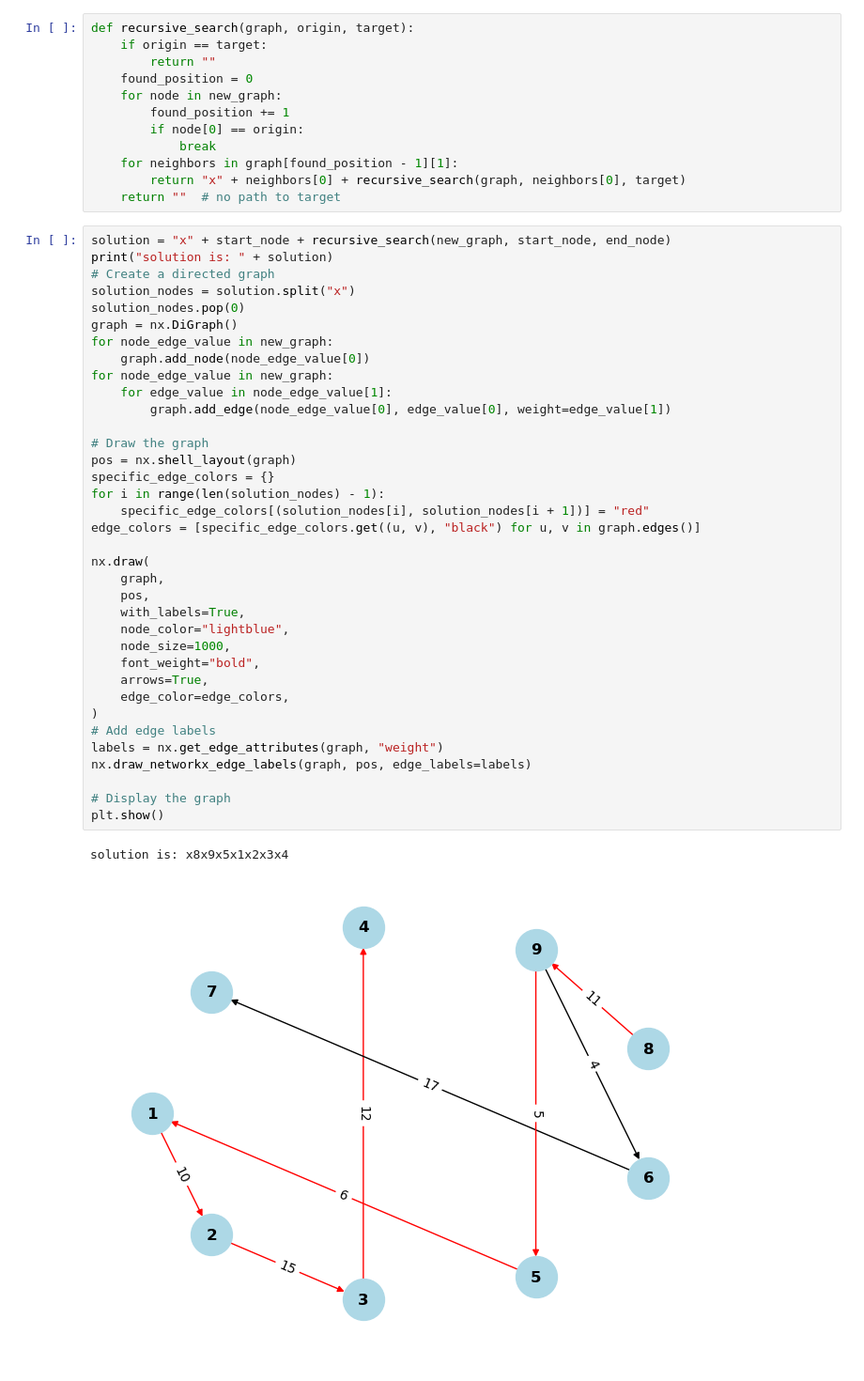
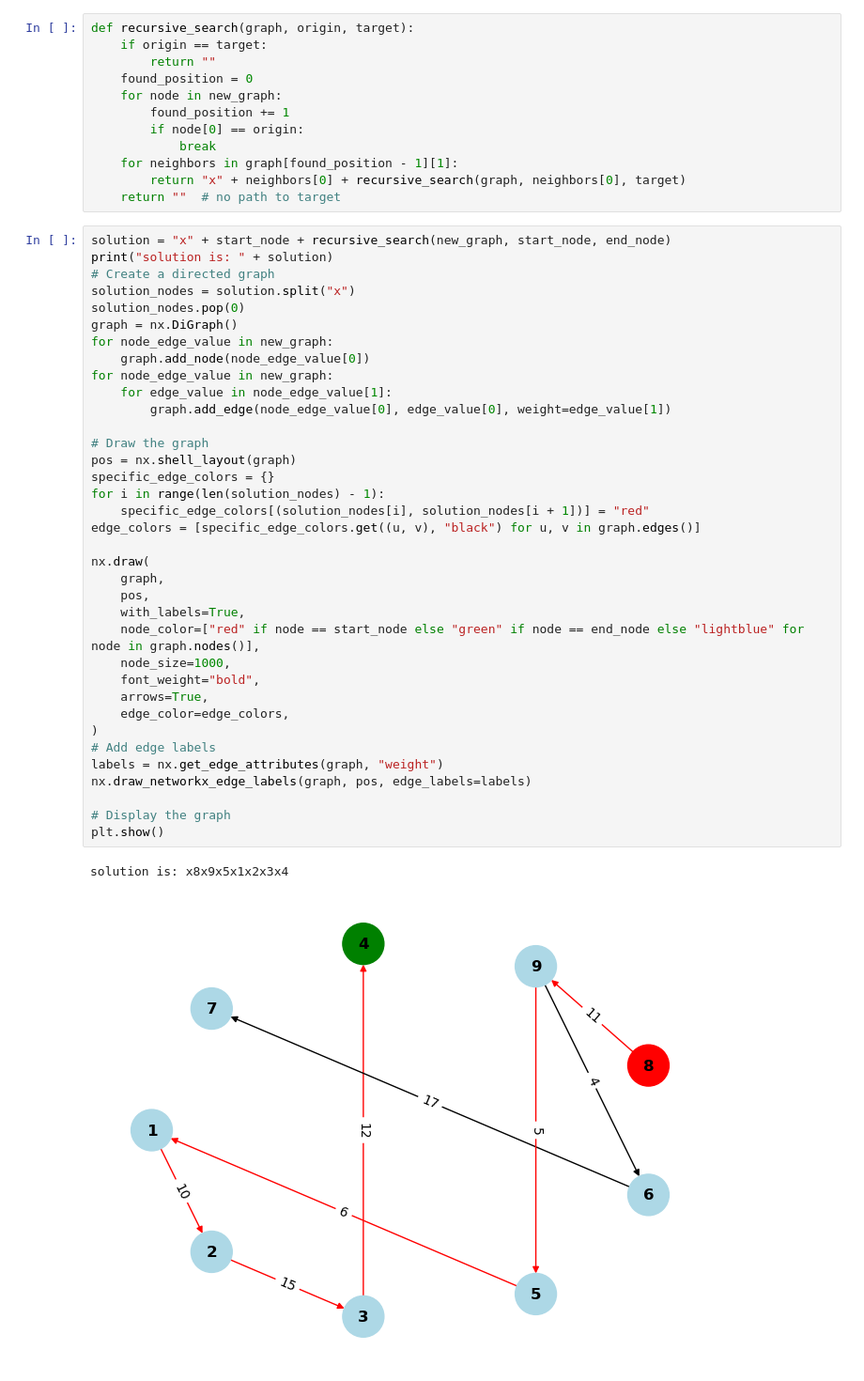
Before and after one commit to Temepest74/game_theory_ford, a Jupyter notebook: notebooks/ford.ipynb, the cells around one changed output. Shown at 94% size. Drawn from its saved outputs; the diff is of its cells as text.

```diff
--- a/notebooks/ford.ipynb
+++ b/notebooks/ford.ipynb
@@ -190,32 +190,32 @@ graph = nx.DiGraph()
 for node_edge_value in new_graph:
     graph.add_node(node_edge_value[0])
 for node_edge_value in new_graph:
     for edge_value in node_edge_value[1]:
         graph.add_edge(node_edge_value[0], edge_value[0], weight=edge_value[1])
 
 # Draw the graph
 pos = nx.shell_layout(graph)
 specific_edge_colors = {}
 for i in range(len(solution_nodes) - 1):
     specific_edge_colors[(solution_nodes[i], solution_nodes[i + 1])] = "red"
 edge_colors = [specific_edge_colors.get((u, v), "black") for u, v in graph.edges()]
 
 nx.draw(
     graph,
     pos,
     with_labels=True,
-    node_color="lightblue",
+    node_color=["red" if node == start_node else "green" if node == end_node else "lightblue" for node in graph.nodes()],
     node_size=1000,
     font_weight="bold",
     arrows=True,
     edge_color=edge_colors,
 )
 # Add edge labels
 labels = nx.get_edge_attributes(graph, "weight")
 nx.draw_networkx_edge_labels(graph, pos, edge_labels=labels)
 
 # Display the graph
 plt.show()
 # %% [output]
 solution is: x8x9x5x1x2x3x4
-[figure, old version]
+[figure, new version]
```
Also changed, not shown: parts of 1 cell of this notebook.
